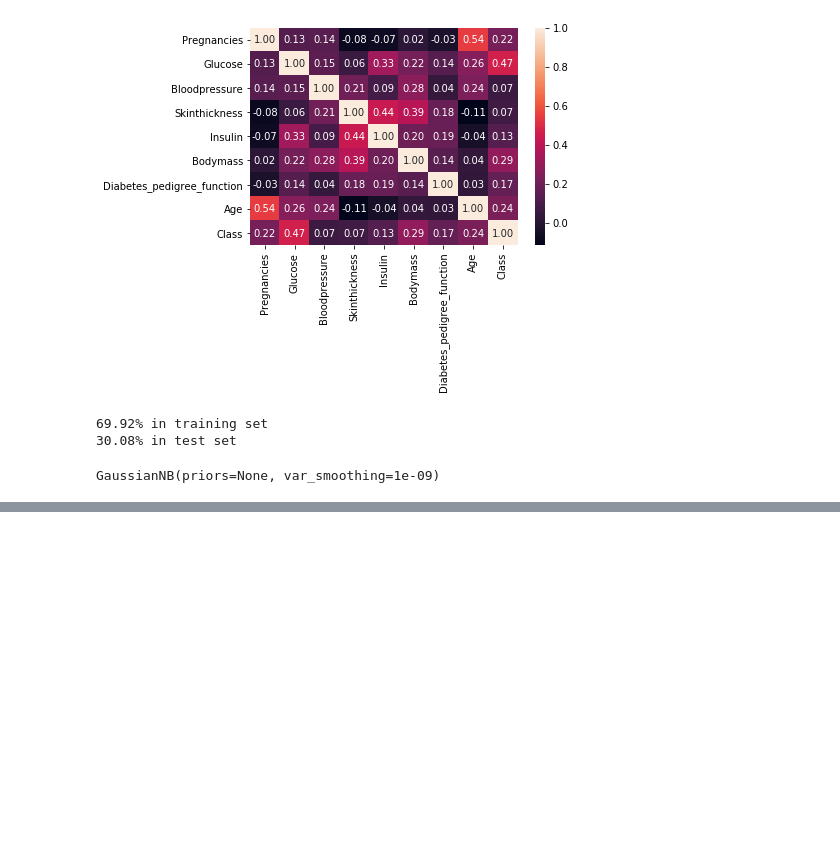
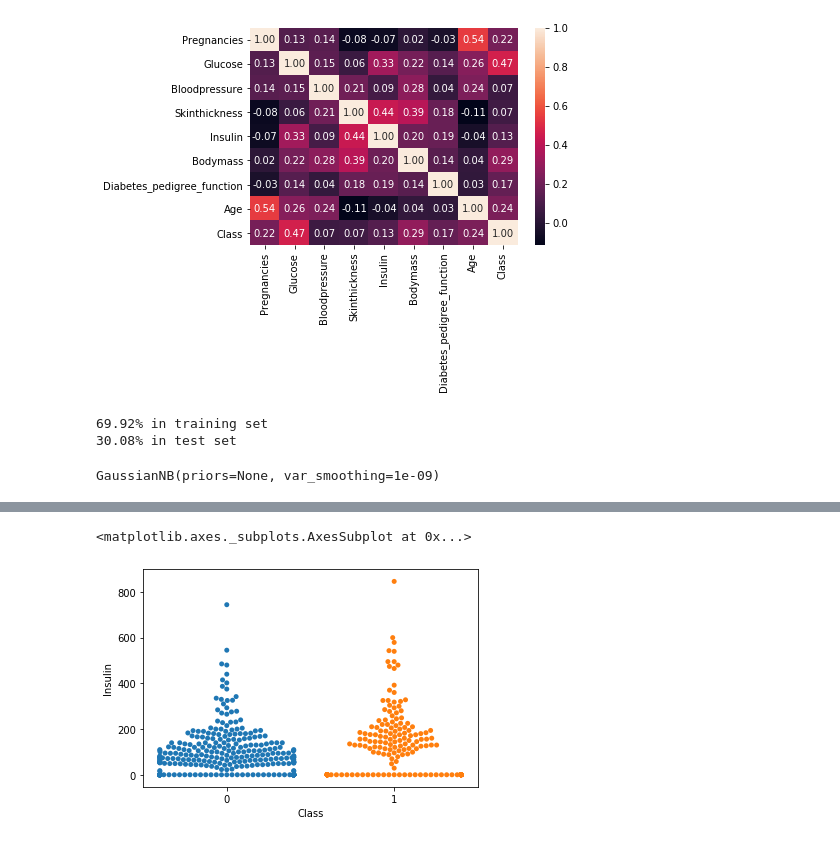
Before and after one commit to HenrikAgger/PythonProject, a Jupyter notebook: diabetes_analysis.ipynb, the cells around one changed output, grey strips where cells are left out. Drawn from its saved outputs; the diff is of its cells as text; code cells hidden in the pictures; blank space fills up the shorter version.

```diff
--- a/diabetes_analysis.ipynb
+++ b/diabetes_analysis.ipynb
@@ -93,0 +114,6 @@ print(linear_regression)
+# %%
+# Create swarmplot
+sns.swarmplot(x="Class", y="Insulin", data=newdf)
+# %% [output]
+<matplotlib.axes._subplots.AxesSubplot at 0x...>
+[figure, added]
```
Also changed, not shown: parts of 6 cells of this notebook, 2 other files.
